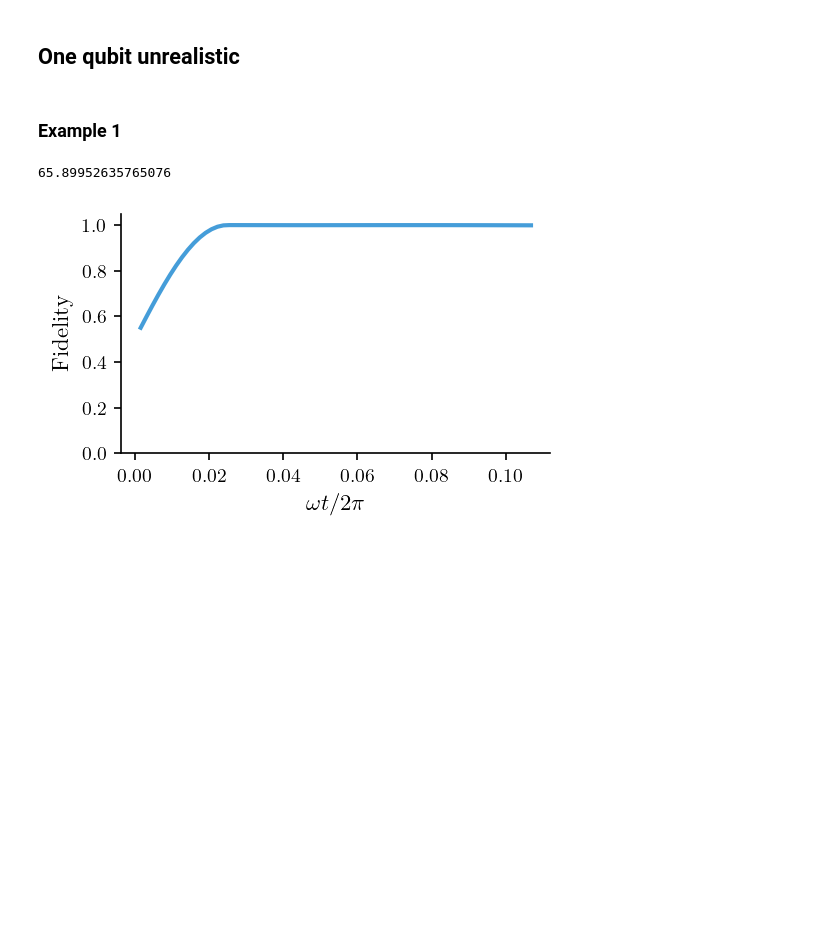
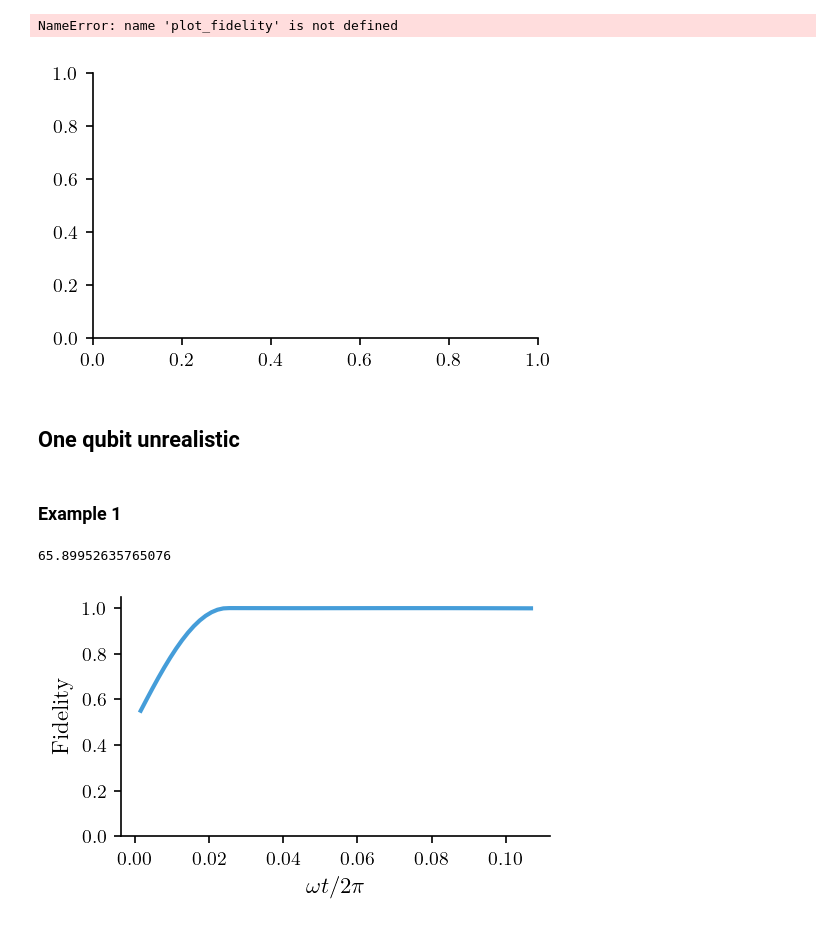
Before and after one commit to dehe1011/TensorHEOM, a Jupyter notebook: development/development2.ipynb, the cells around one changed output. Saved outputs shown, nothing was run; the diff lists cells and outputs as text; code cells hidden in the pictures; blank space fills up the shorter version.

```diff
--- a/development/development2.ipynb
+++ b/development/development2.ipynb
@@ -123,3 +93,16 @@ def plot_fidelity(ax, directory, fileName, hpc=False):
+# %%
+fig, ax = plt.subplots()
+
+directory = 'development/results/local'
+fileName = 'test2'
+ax = plot_fidelity(ax, directory, fileName)
+
+directory = 'development/results/local'
+fileName = 'test'
+ax = plot_fidelity(ax, directory, fileName)
+# %% [output]
+NameError: name 'plot_fidelity' is not defined
+[figure, added]
 # %% [markdown]
 ## One qubit unrealistic
 # %% [markdown]
```
Also changed, not shown: parts of 9 cells of this notebook, 1 other file.
